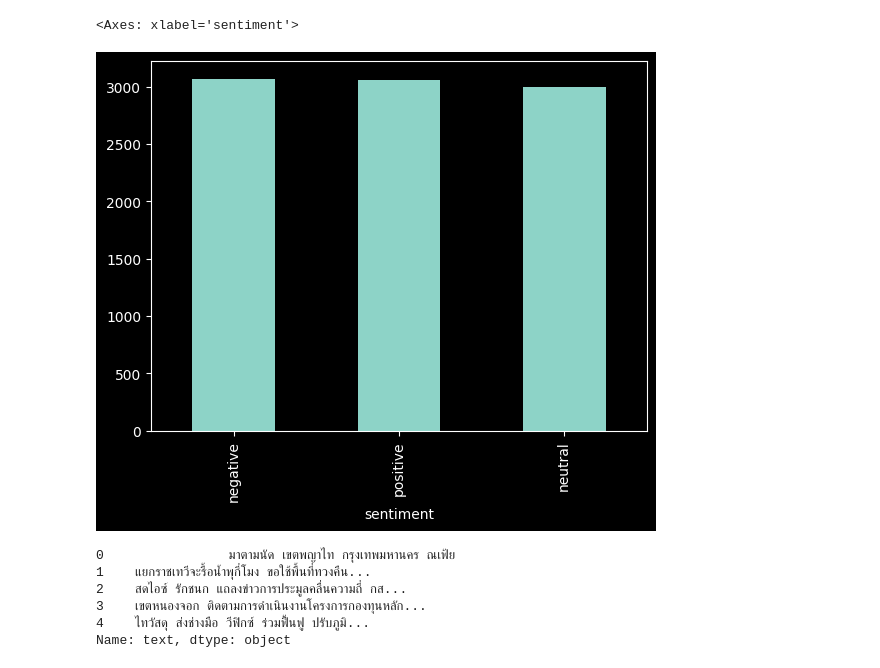
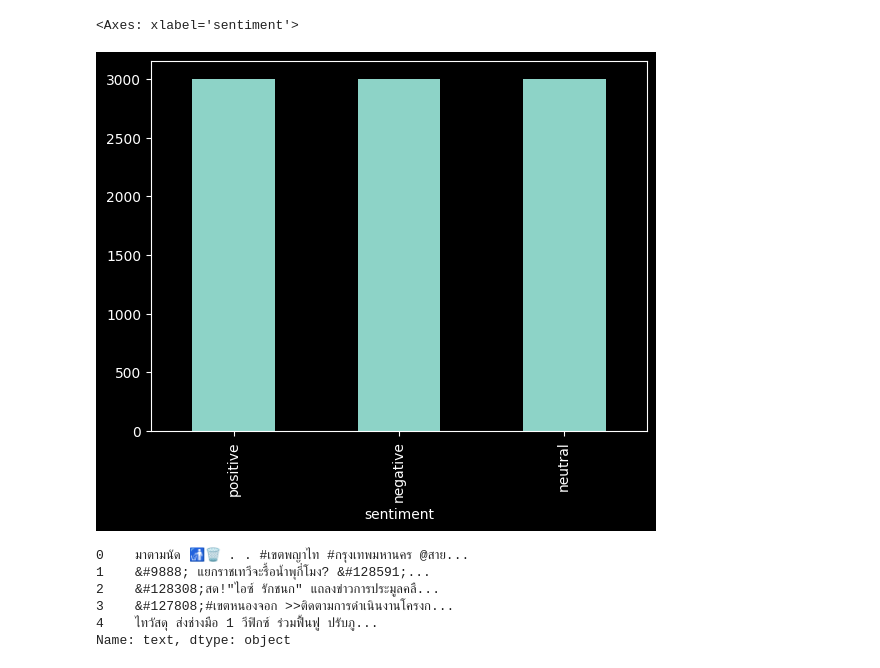
Before and after one commit to MustMark/Thai-Sentiment-Analysis, a Jupyter notebook: models/SVM/train-jin.ipynb, the cells around one changed output. Cells and saved outputs as stored; diff of their text form; code cells hidden in the pictures.

```diff
--- a/models/SVM/train-jin.ipynb
+++ b/models/SVM/train-jin.ipynb
@@ -15,11 +15,11 @@ df2['sentiment'] = df2['sentiment'].replace({
     'pos': 'positive'
 })
 # %%
-df = pd.concat([df1, df2], ignore_index=True)
+df = pd.concat([df1], ignore_index=True)
 df['sentiment'].value_counts().plot.bar()
 # %% [output]
 <Axes: xlabel='sentiment'>
-[figure, old version]
+[figure, new version]
 # %%
 import sys
 import os
@@ -29,14 +29,14 @@ from models.preprocess import clean_text
 text = df['text']
 sentiment = df['sentiment']
 
-text = df["text"].apply(clean_text)
+# text = df["text"].apply(clean_text)
 text.head()
 # %% [output]
-0                มาตามนัด เขตพญาไท กรุงเทพมหานคร ณเฟ้ย
-1    แยกราชเทวีจะรื้อน้ำพุกี่โมง ขอใช้พื้นที่ทวงคืน...
-2    สดไอซ์ รักชนก แถลงข่าวการประมูลคลื่นความถี่ กส...
-3    เขตหนองจอก ติดตามการดำเนินงานโครงการกองทุนหลัก...
-4    ไทวัสดุ ส่งช่างมือ วีฟิกซ์ ร่วมฟื้นฟู ปรับภูมิ...
+0    มาตามนัด 🚮🗑️ . . #เขตพญาไท #กรุงเทพมหานคร @สาย...
+1    &#9888; แยกราชเทวีจะรื้อน้ำพุกี่โมง? &#128591;...
+2    &#128308;สด!"ไอซ์ รักชนก" แถลงข่าวการประมูลคลื...
+3    &#127808;#เขตหนองจอก >>ติดตามการดำเนินงานโครงก...
+4    ไทวัสดุ ส่งช่างมือ 1 วีฟิกซ์ ร่วมฟื้นฟู ปรับภู...
 Name: text, dtype: object
 # %%
 from sklearn.model_selection import train_test_split
```
Also changed, not shown: parts of 3 cells of this notebook, 2 other files.
